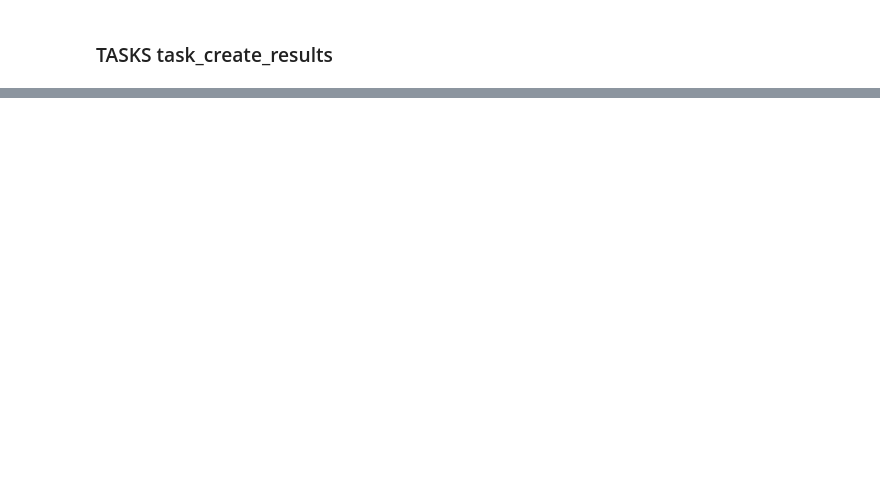
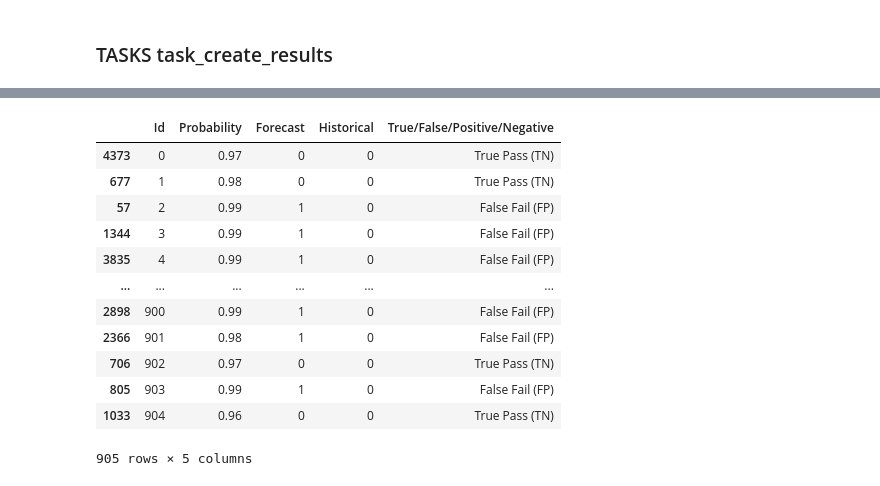
Before and after one commit to KstecGit2021/sparc-malfunction-classification-develop_bak, a Jupyter notebook: src/@debug.ipynb, the cells around one changed output, grey strips where cells are left out. Saved outputs shown, nothing was run; the diff lists cells and outputs as text; code cells hidden in the pictures; blank space fills up the shorter version.

```diff
--- a/src/@debug.ipynb
+++ b/src/@debug.ipynb
@@ -766,4 +647,20 @@ print(results_logistic_regression.shape)
 (905, 5)
+# %%
+results_logistic_regression
+# %% [output]
+|  | Id | Probability | Forecast | Historical | True/False/Positive/Negative |
+| 4373 | 0 | 0.97 | 0 | 0 | True Pass (TN) |
+| 677 | 1 | 0.98 | 0 | 0 | True Pass (TN) |
+| 57 | 2 | 0.99 | 1 | 0 | False Fail (FP) |
+| 1344 | 3 | 0.99 | 1 | 0 | False Fail (FP) |
+| 3835 | 4 | 0.99 | 1 | 0 | False Fail (FP) |
+| ... | ... | ... | ... | ... | ... |
+| 2898 | 900 | 0.99 | 1 | 0 | False Fail (FP) |
+| 2366 | 901 | 0.98 | 1 | 0 | False Fail (FP) |
+| 706 | 902 | 0.97 | 0 | 0 | True Pass (TN) |
+| 805 | 903 | 0.99 | 1 | 0 | False Fail (FP) |
+| 1033 | 904 | 0.96 | 0 | 0 | True Pass (TN) |
+905 rows × 5 columns
 # %%
 task = scenario_1.task_create_results_random_forest
 task.submit(wait=True, timeout=1)
```
Also changed, not shown: parts of 43 cells of this notebook, 31 other files.
